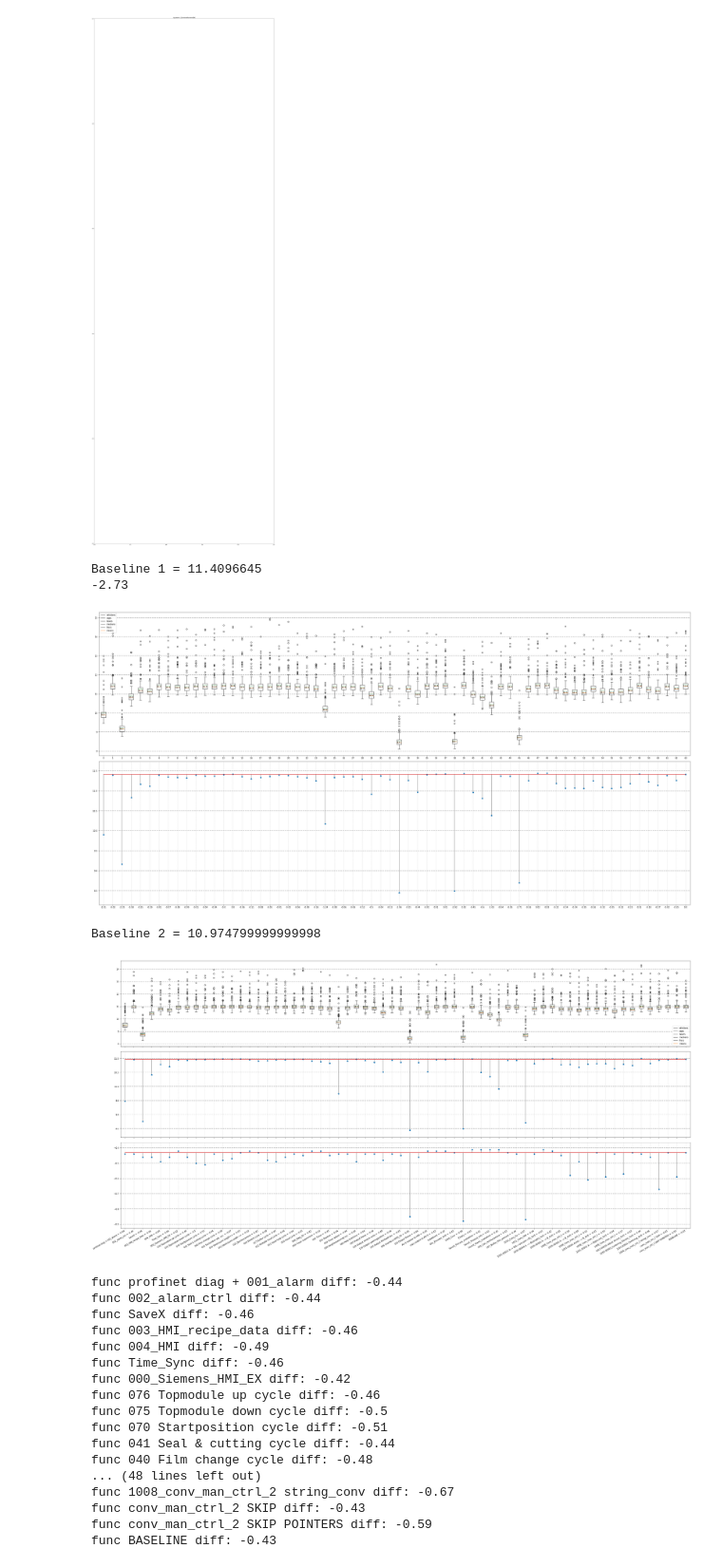
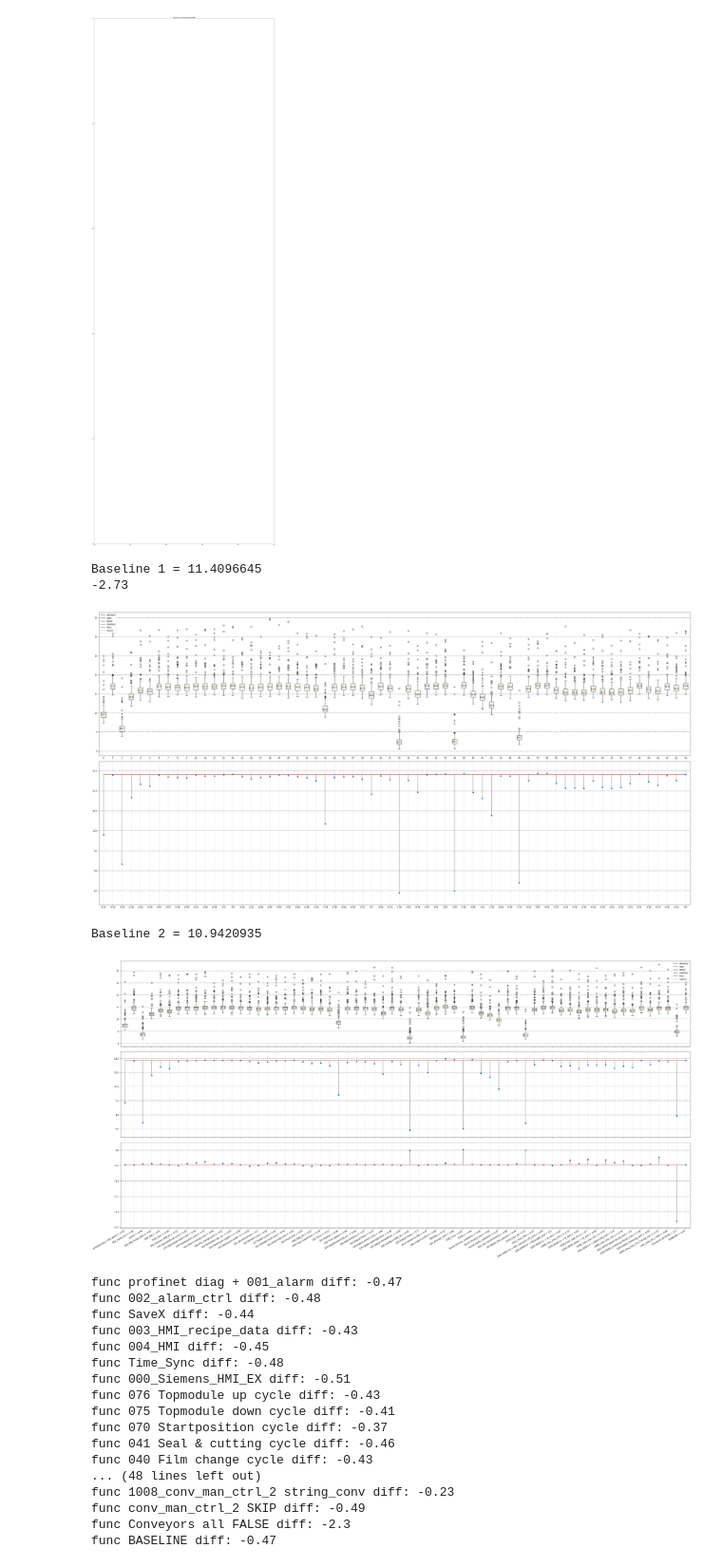
Before and after one commit to KennyKristiansen/Performance, a Jupyter notebook: boxplot.ipynb, the cells around one changed output. Shown at 95% size. Saved outputs shown, nothing was run; the diff lists cells and outputs as text; code cells hidden in the pictures.

```diff
--- a/boxplot.ipynb
+++ b/boxplot.ipynb
@@ -201,7 +201,7 @@ func_description = ['profinet diag + 001_alarm',    #0
                     "100 Output frame",
                     "Asi-5 master to HMI",           #34
                     "copy output to ASi-5",
-                    'bubblesort',
+                    'TESTING',
                     "091_Encoder_Asi5",
                     "1000_Conv",
                     'Empty',                        #39
@@ -291,50 +291,50 @@ plt.grid(True, which='both', axis='y', linewidth=2, linestyle='--')
 plt.margins(x=0.008, y=0.1)
 
 
 plt.subplot(3, 1, 3)
 difference_sum = []
 for val in range(len(difference)):
-    float_val =  (difference[val] - baseline_1) -(difference_b[val] - baseline_2)
+    float_val = ((difference_b[val] + baseline_2) - ((difference[val] + baseline_1)))
     float_val = '%.2f' % float_val
     difference_sum.append(float(float_val))
 
 labels_with_comment = []
 for i in range(len(difference_sum)):
     labels_with_comment.append(
         func_description[i] + ' = ' + str(difference_sum[i]))
 labels_with_comment = tuple(labels_with_comment)
 
 plt.stem(difference_sum, bottom=difference_sum[63], linefmt='grey')
 plt.xticks(range(0, len(labels)), labels_with_comment, rotation=45)
 fig1.autofmt_xdate()
 plt.grid(True, which='both', axis='x', linewidth=0.5, linestyle='--')
 plt.grid(True, which='both', axis='y', linewidth=2, linestyle='--')
 
 plt.margins(x=0.008, y=0.1)
 plt.tight_layout(pad=1, w_pad=1.0, h_pad=2)
 plt.show()
 for row in range(len(difference)):
     print(f'func {func_description[row]} diff: {difference_sum[row]}')
 # %% [output]
 Baseline 1 = 11.4096645
 -2.73
 [figure]
-Baseline 2 = 10.974799999999998
+Baseline 2 = 10.9420935
-[figure, old version]
+[figure, new version]
-func profinet diag + 001_alarm diff: -0.44
-func 002_alarm_ctrl diff: -0.44
-func SaveX diff: -0.46
-func 003_HMI_recipe_data diff: -0.46
-func 004_HMI diff: -0.49
-func Time_Sync diff: -0.46
-func 000_Siemens_HMI_EX diff: -0.42
-func 076 Topmodule up cycle diff: -0.46
-func 075 Topmodule down cycle diff: -0.5
-func 070 Startposition cycle diff: -0.51
-func 041 Seal & cutting cycle diff: -0.44
-func 040 Film change cycle diff: -0.48
+func profinet diag + 001_alarm diff: -0.47
+func 002_alarm_ctrl diff: -0.48
+func SaveX diff: -0.44
+func 003_HMI_recipe_data diff: -0.43
+func 004_HMI diff: -0.45
+func Time_Sync diff: -0.48
+func 000_Siemens_HMI_EX diff: -0.51
+func 076 Topmodule up cycle diff: -0.43
+func 075 Topmodule down cycle diff: -0.41
+func 070 Startposition cycle diff: -0.37
+func 041 Seal & cutting cycle diff: -0.46
+func 040 Film change cycle diff: -0.43
 ... (48 lines left out)
-func 1008_conv_man_ctrl_2 string_conv diff: -0.67
-func conv_man_ctrl_2 SKIP diff: -0.43
-func conv_man_ctrl_2 SKIP POINTERS diff: -0.59
-func BASELINE diff: -0.43
+func 1008_conv_man_ctrl_2 string_conv diff: -0.23
+func conv_man_ctrl_2 SKIP diff: -0.49
+func Conveyors all FALSE diff: -2.3
+func BASELINE diff: -0.47
```
